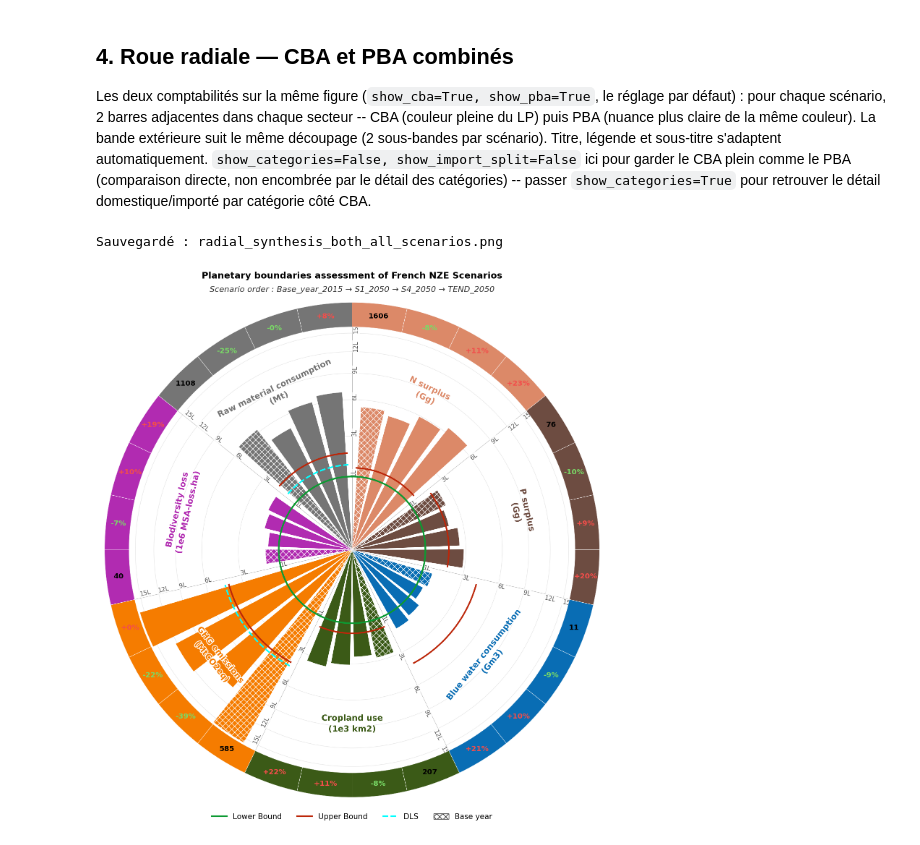
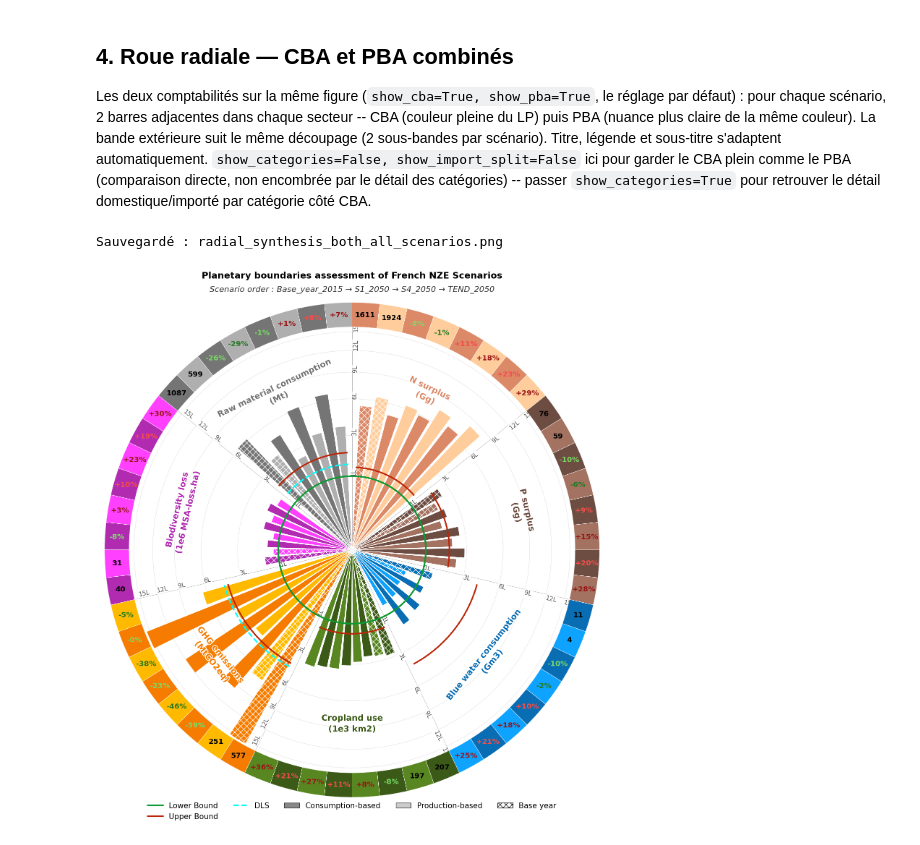
Before and after one commit to Arnaud-destarac/PlaneFR, a Jupyter notebook: notebooks/Synthèse radiale multi-scénarios.ipynb, the cells around one changed output. Cells and saved outputs as stored; diff of their text form; code cells hidden in the pictures.

Commit message:
figures actualisées

```diff
--- a/notebooks/Synthèse radiale multi-scénarios.ipynb
+++ b/notebooks/Synthèse radiale multi-scénarios.ipynb
@@ -138,18 +138,18 @@ domestique/importé par catégorie côté CBA.
 # %%
 fig_both, _ = create_radial_synthesis_figure(
     all_scenarios_data, seuils_df, scenario_names,
-    show_cba=True, show_pba=False,
+    show_cba=True, show_pba=True,
     dls_df=dls_df, show_dls=True,
     radial_power=0.4,
     show_categories=False, show_import_split=False,
     title="Planetary boundaries assessment of French NZE Scenarios",
     sharing_principle = "Equality 2100", pop_df = pop_df
 )
 
 output_path = config.FIGURES_DIR / "radial_synthesis_both_all_scenarios.png"
 fig_both.savefig(output_path, dpi=300, bbox_inches="tight")
 print(f"Sauvegardé : {output_path.name}")
 plt.show()
 # %% [output]
 Sauvegardé : radial_synthesis_both_all_scenarios.png
-[figure, old version]
+[figure, new version]
```
Also changed, not shown: parts of 1 cell of this notebook, 3 other files.
